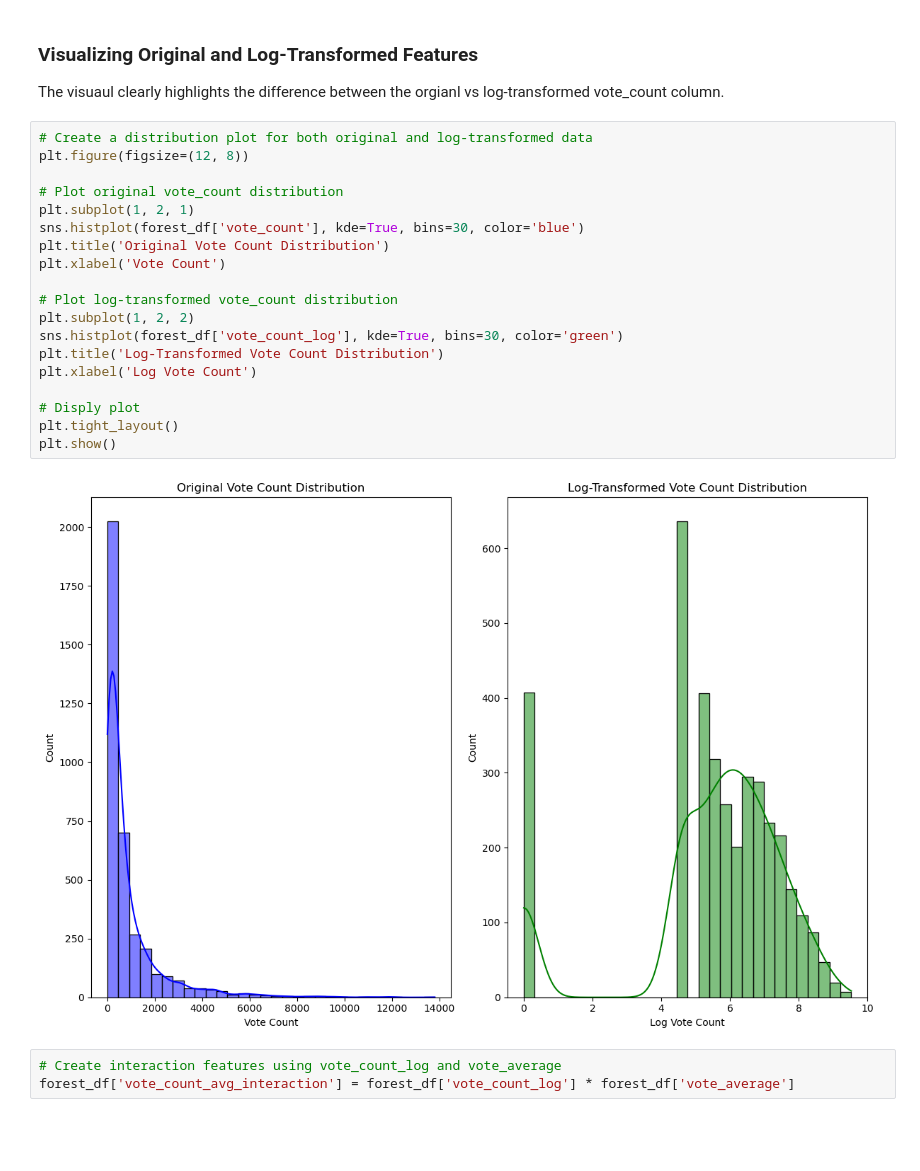
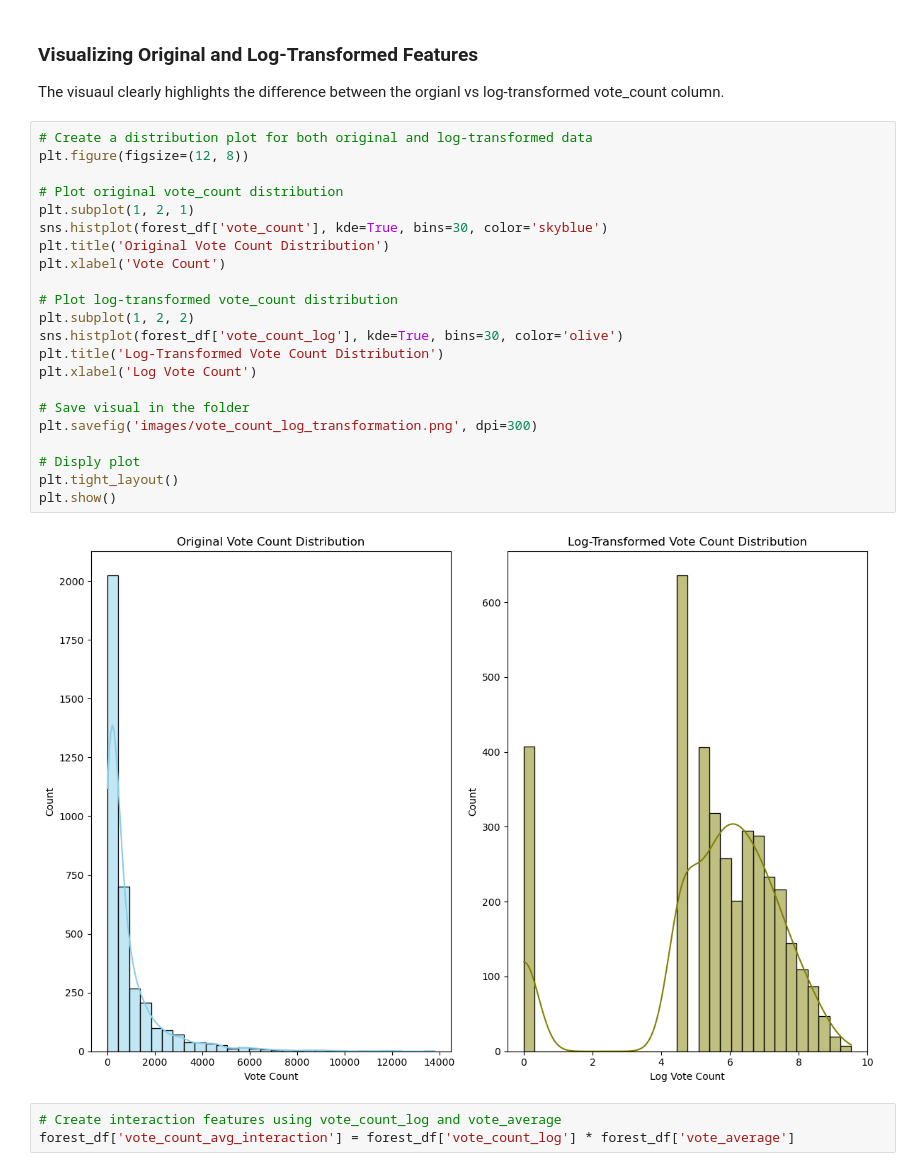
Before and after one commit to riosrose/UCB_project4_group6, a Jupyter notebook: movie_popularity_prediction.ipynb, the cells around one changed output. Cells and saved outputs as stored; diff of their text form; blank space fills up the shorter version.

```diff
--- a/movie_popularity_prediction.ipynb
+++ b/movie_popularity_prediction.ipynb
@@ -1682,24 +1685,27 @@ The visuaul clearly highlights the difference between the orgianl vs log-transfo
 # %%
 # Create a distribution plot for both original and log-transformed data
 plt.figure(figsize=(12, 8))
 
 # Plot original vote_count distribution
 plt.subplot(1, 2, 1)
-sns.histplot(forest_df['vote_count'], kde=True, bins=30, color='blue')
+sns.histplot(forest_df['vote_count'], kde=True, bins=30, color='skyblue')
 plt.title('Original Vote Count Distribution')
 plt.xlabel('Vote Count')
 
 # Plot log-transformed vote_count distribution
 plt.subplot(1, 2, 2)
-sns.histplot(forest_df['vote_count_log'], kde=True, bins=30, color='green')
+sns.histplot(forest_df['vote_count_log'], kde=True, bins=30, color='olive')
 plt.title('Log-Transformed Vote Count Distribution')
 plt.xlabel('Log Vote Count')
+
+# Save visual in the folder
+plt.savefig('images/vote_count_log_transformation.png', dpi=300)
 
 # Disply plot
 plt.tight_layout()
 plt.show()
 # %% [output]
-[figure, old version]
+[figure, new version]
 # %%
 # Create interaction features using vote_count_log and vote_average
 forest_df['vote_count_avg_interaction'] = forest_df['vote_count_log'] * forest_df['vote_average']
```
Also changed, not shown: parts of 9 cells of this notebook, 5 other files.
